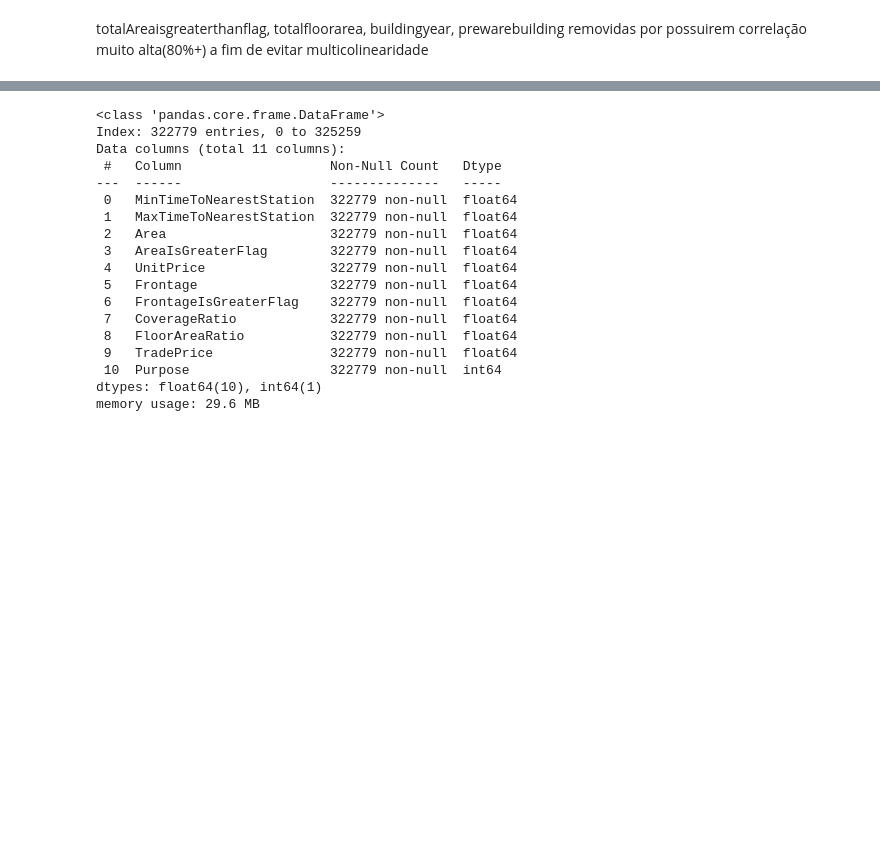
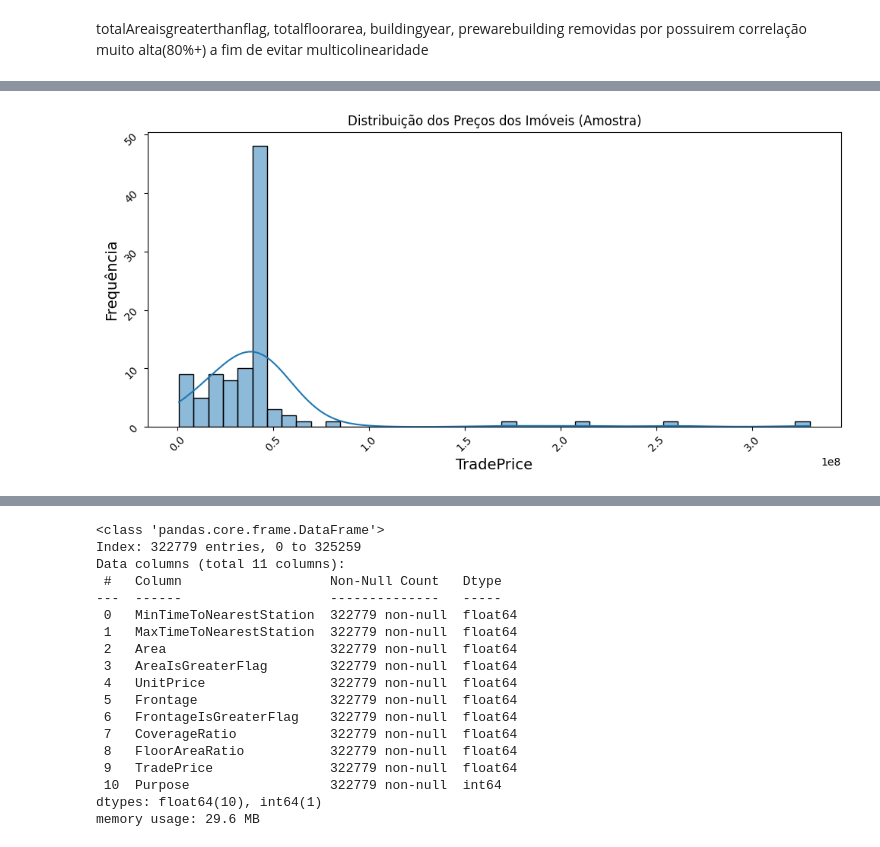
Before and after one commit to ar1vit0r/paipe, a Jupyter notebook: Paipe_Supervised_learning.ipynb, the cells around one changed output, grey strips where cells are left out. Cells and saved outputs as stored; diff of their text form; code cells hidden in the pictures; blank space fills up the shorter version.

```diff
--- a/Paipe_Supervised_learning.ipynb
+++ b/Paipe_Supervised_learning.ipynb
@@ -330,0 +253,12 @@ Insight: Identifique possíveis correlações ou padrões. Se o preço aumenta c
+# %%
+plt.figure(figsize=(10, 5))
+sns.histplot(sample_data['TradePrice'], kde=True)
+plt.xticks(rotation=45)
+plt.yticks(rotation=45)
+plt.title('Distribuição dos Preços dos Imóveis (Amostra)')
+plt.xlabel('TradePrice', fontsize=14)
+plt.ylabel('Frequência', fontsize=14)
+plt.tight_layout()
+plt.show()
+# %% [output]
+[figure, added]
```
Also changed, not shown: parts of 47 cells of this notebook.
